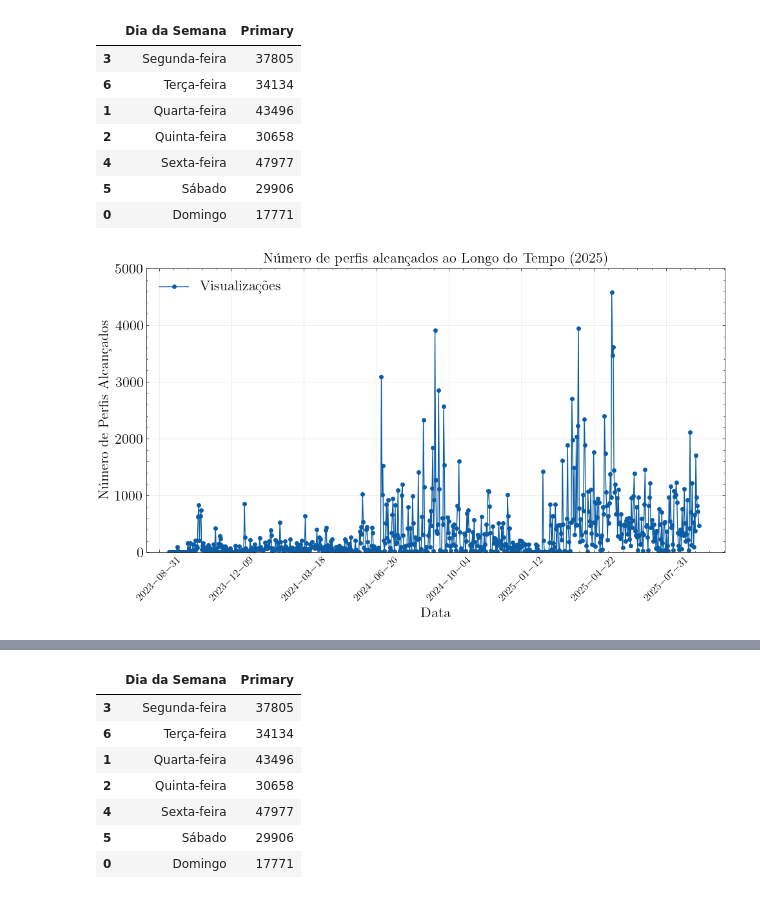
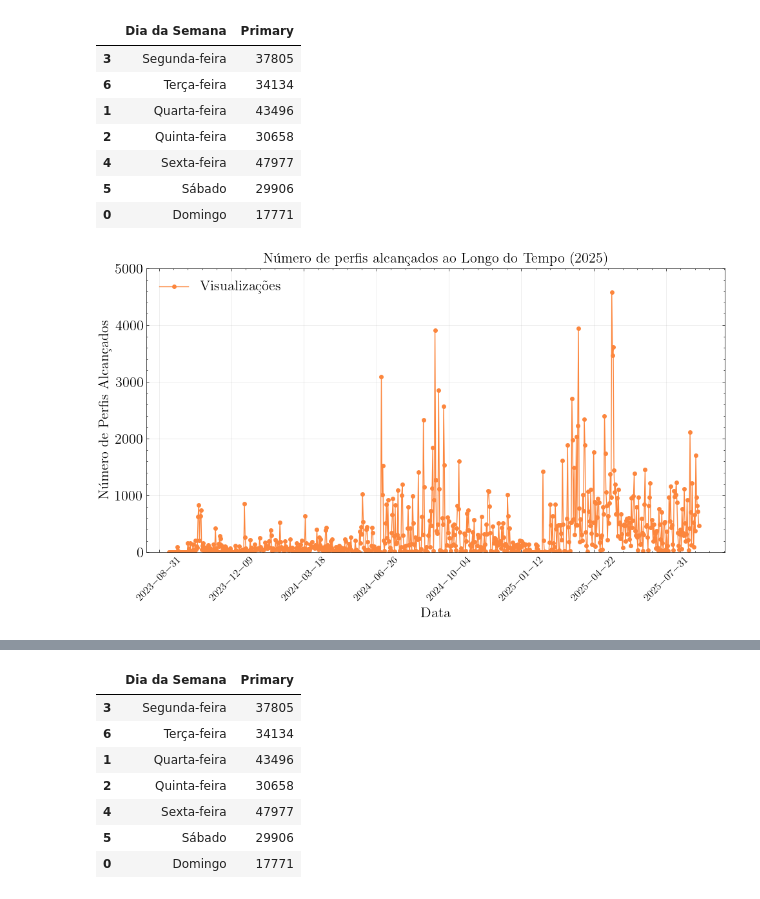
Before and after one commit to arthurto/dados_alcance_pop_science, a Jupyter notebook: notebooks/plot_2025.ipynb, the cells around one changed output, grey strips where cells are left out. Cells and saved outputs as stored; diff of their text form; code cells hidden in the pictures.

```diff
--- a/notebooks/plot_2025.ipynb
+++ b/notebooks/plot_2025.ipynb
@@ -14,6 +14,9 @@ mpl.ticker.MaxNLocator.default_params['nbins'] = 10    # força no máximo 10 ti
 
 
 plt.style.use('science')
+# %%
+# Cores
+cor_1 = '#fc863d'
 # %%
 # Dados de visualizações
 # A forma como a meta disponibiliza os dados mudou
@@ -164,26 +167,26 @@ alc_sem
 # %%
 fig, ax = plt.subplots(figsize=(10, 6))  # cria figura + eixos
 
-ax.plot(alc_['Data'], alc_['Primary'], marker='o',ms=4, label='Visualizações')
+ax.plot(alc_['Data'], alc_['Primary'], marker='o',ms=4, label='Visualizações',color=cor_1)
 
 ax.set_xlabel('Data',fontsize=16)
 ax.set_ylabel('Número de Perfis Alcançados',fontsize=16)
 ax.set_title('Número de perfis alcançados ao Longo do Tempo (2025)',fontsize=16)
 
 ax.xaxis.set_major_locator(ticker.MaxNLocator(nbins=10))  # força no máximo 10 ticks no eixo x
 ax.tick_params(axis='x', rotation=45,labelsize=12)  # rotaciona os ticks do eixo x
 ax.tick_params(axis='y',labelsize=16)
 
 ax.set_xlim([pd.to_datetime('2023-08-14'),pd.to_datetime('2025-10-20')])
 ax.set_ylim([0.0,5000])
 
 ax.legend(fontsize=16)
 fig.tight_layout()
 
 plt.grid(alpha=0.3)
 plt.show()
 # %% [output]
-[figure, old version]
+[figure, new version]
 # %%
 fig, ax = plt.subplots(figsize=(10, 6))  # cria figura + eixos
 
```
Also changed, not shown: parts of 6 cells of this notebook, 1 other file.
